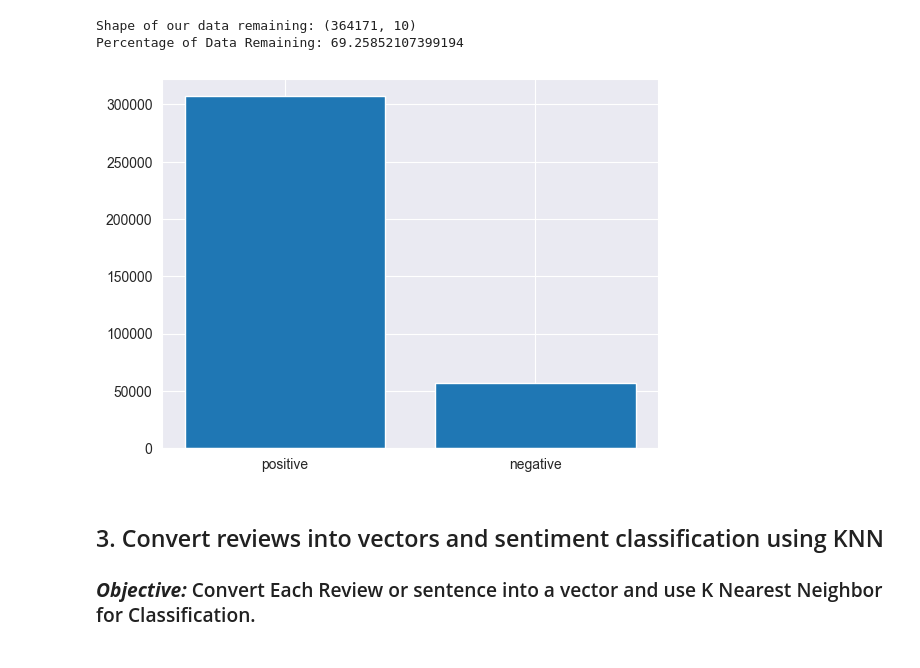
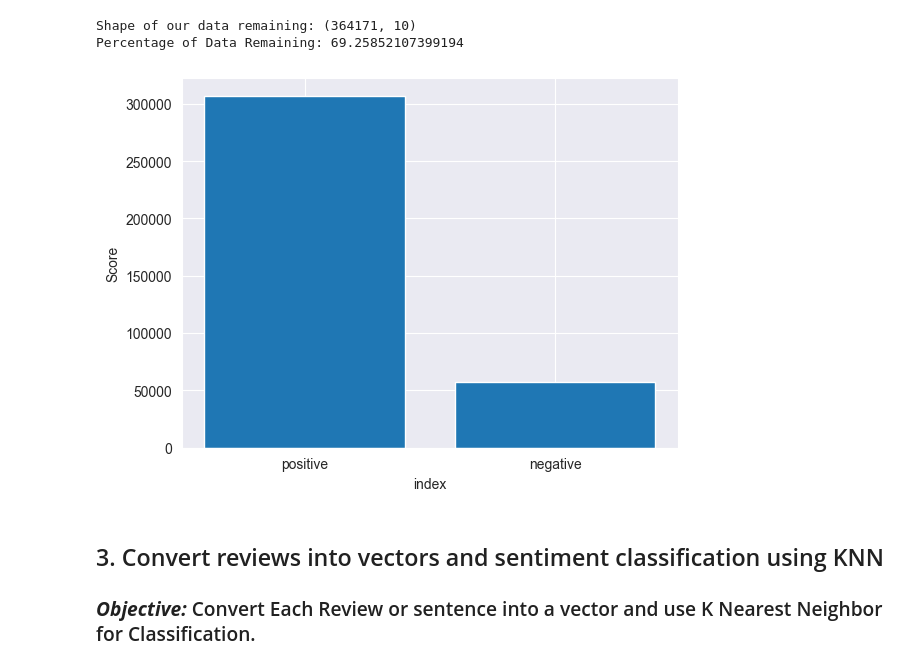
Before and after one commit to abuhmhai/SentimentAnalysis_KNN, a Jupyter notebook: Amazon FineFood Sentiment KNN.ipynb, the cells around one changed output. Cells and saved outputs as stored; diff of their text form; code cells hidden in the pictures.

Commit message:
plt score

```diff
--- a/Amazon FineFood Sentiment KNN.ipynb
+++ b/Amazon FineFood Sentiment KNN.ipynb
@@ -177,10 +177,11 @@ Percentage of Data Remaining: 69.25852107399194
 # %%
 # let's check how positive and negative reviews are distributed
 plt.bar(final['Score'].value_counts().index, final['Score'].value_counts().values)
-
+plt.xlabel('index')
+plt.ylabel('Score')
 plt.show()
 # %% [output]
-[figure, old version]
+[figure, new version]
 # %%
 # find sentences containing HTML tags and punctuation
 # we can see that there are a lot of unwanted elements in the raw text provided to us
```
